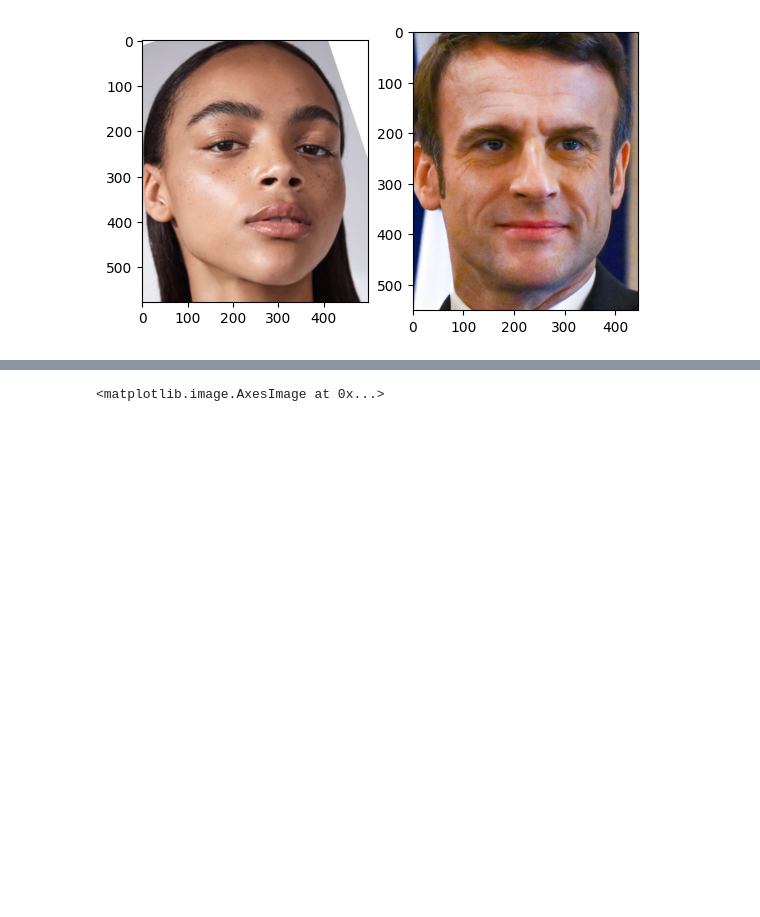
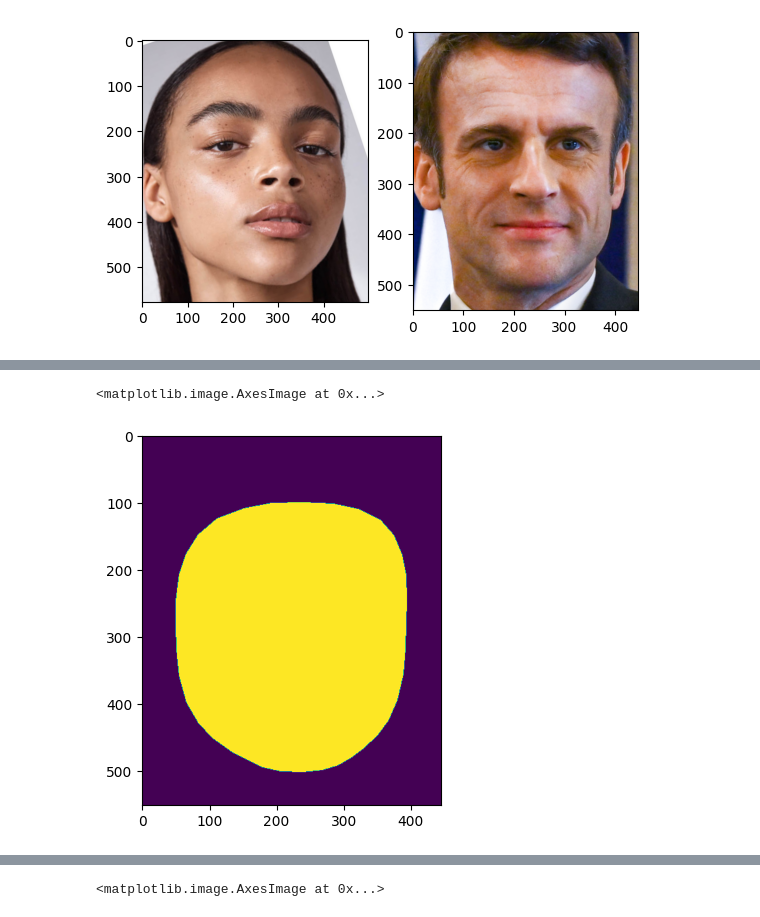
Before and after one commit to svspirivm/face-swap, a Jupyter notebook: trash/all_triangles.ipynb, the cells around one changed output, grey strips where cells are left out. Cells and saved outputs as stored; diff of their text form; code cells hidden in the pictures; blank space fills up the shorter version.

```diff
--- a/all_triangles.ipynb
+++ b/trash/all_triangles.ipynb
@@ -70,0 +128,6 @@ for i in range(0, int(len(TRIANGULATION) / 3)):
+# %%
+ffm = get_zone_mask(t_aligned, FACE_SHAPE, t_ldmks)
+plt.imshow(ffm)
+# %% [output]
+<matplotlib.image.AxesImage at 0x...>
+[figure, added]
```
Also changed, not shown: parts of 15 cells of this notebook, 9 other files.
